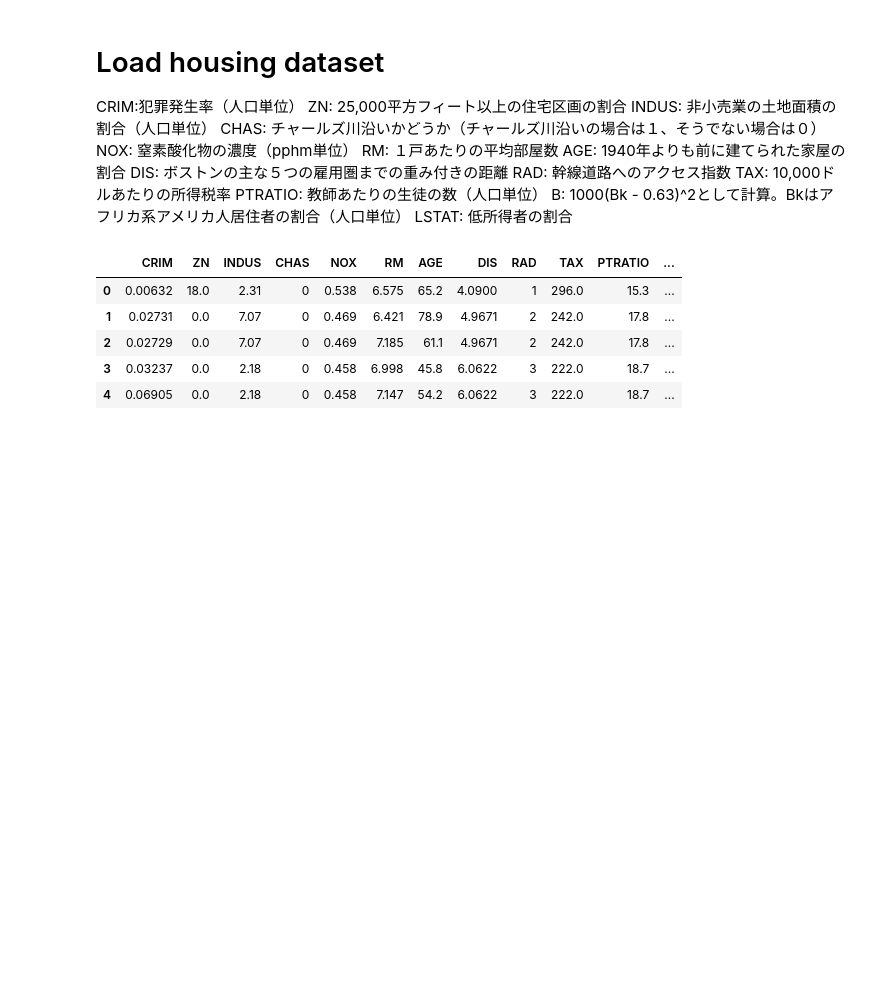
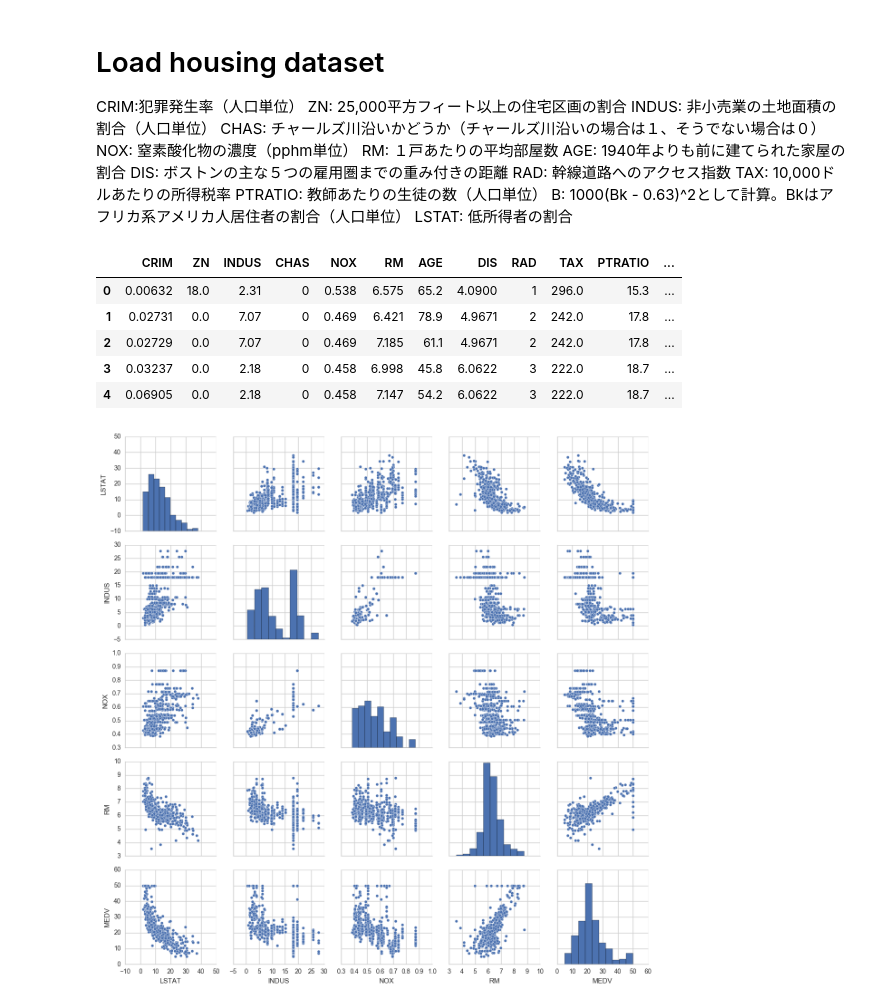
Before and after one commit to tanayuk/tanayuk-note, a Jupyter notebook: python-machine-learning/Chapter10.ipynb, the cells around one changed output. Cells and saved outputs as stored; diff of their text form; code cells hidden in the pictures; blank space fills up the shorter version.

```diff
--- a/python-machine-learning/Chapter10.ipynb
+++ b/python-machine-learning/Chapter10.ipynb
@@ -25,3 +27,14 @@ df.head()
 | 2 | 0.02729 | 0.0 | 7.07 | 0 | 0.469 | 7.185 | 61.1 | 4.9671 | 2 | 242.0 | 17.8 | ... |
 | 3 | 0.03237 | 0.0 | 2.18 | 0 | 0.458 | 6.998 | 45.8 | 6.0622 | 3 | 222.0 | 18.7 | ... |
 | 4 | 0.06905 | 0.0 | 2.18 | 0 | 0.458 | 7.147 | 54.2 | 6.0622 | 3 | 222.0 | 18.7 | ... |
+# %%
+import matplotlib.pyplot as plt
+import seaborn as sns
+# グラフのスタイルをしてい（whitegridは白背景グリッド、notebookはデフォルトサイズ）
+sns.set(style='whitegrid', context='notebook')
+cols = ['LSTAT', 'INDUS', 'NOX', 'RM', 'MEDV']
+# 変数のペアの関係をプロット：dfはDataFrameオブジェクト、sizeは１面のインチサイズ
+sns.pairplot(df[cols], size=2.5)
+plt.show()
+# %% [output]
+[figure, added]
```
Also changed, not shown: parts of 23 cells of this notebook.
